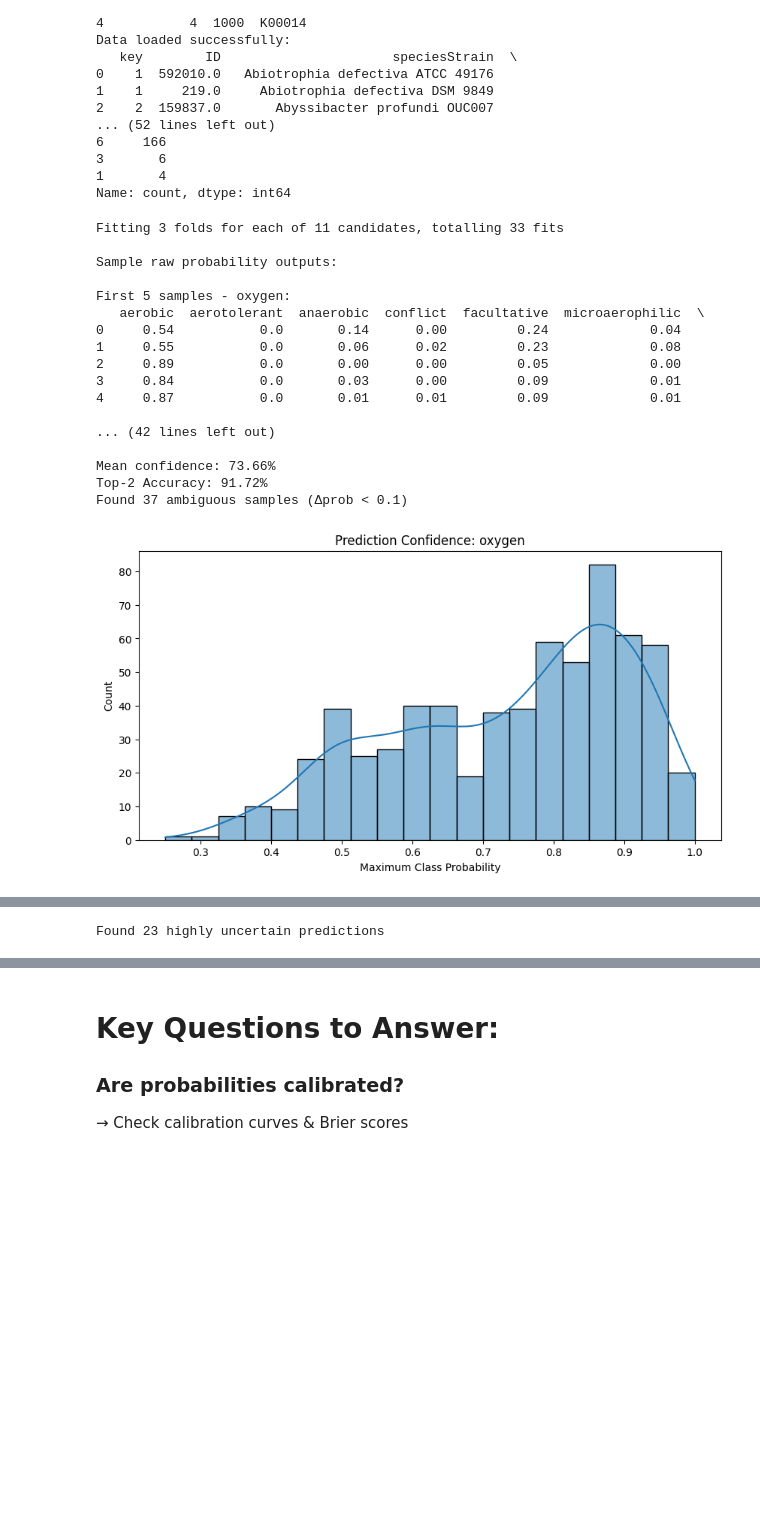
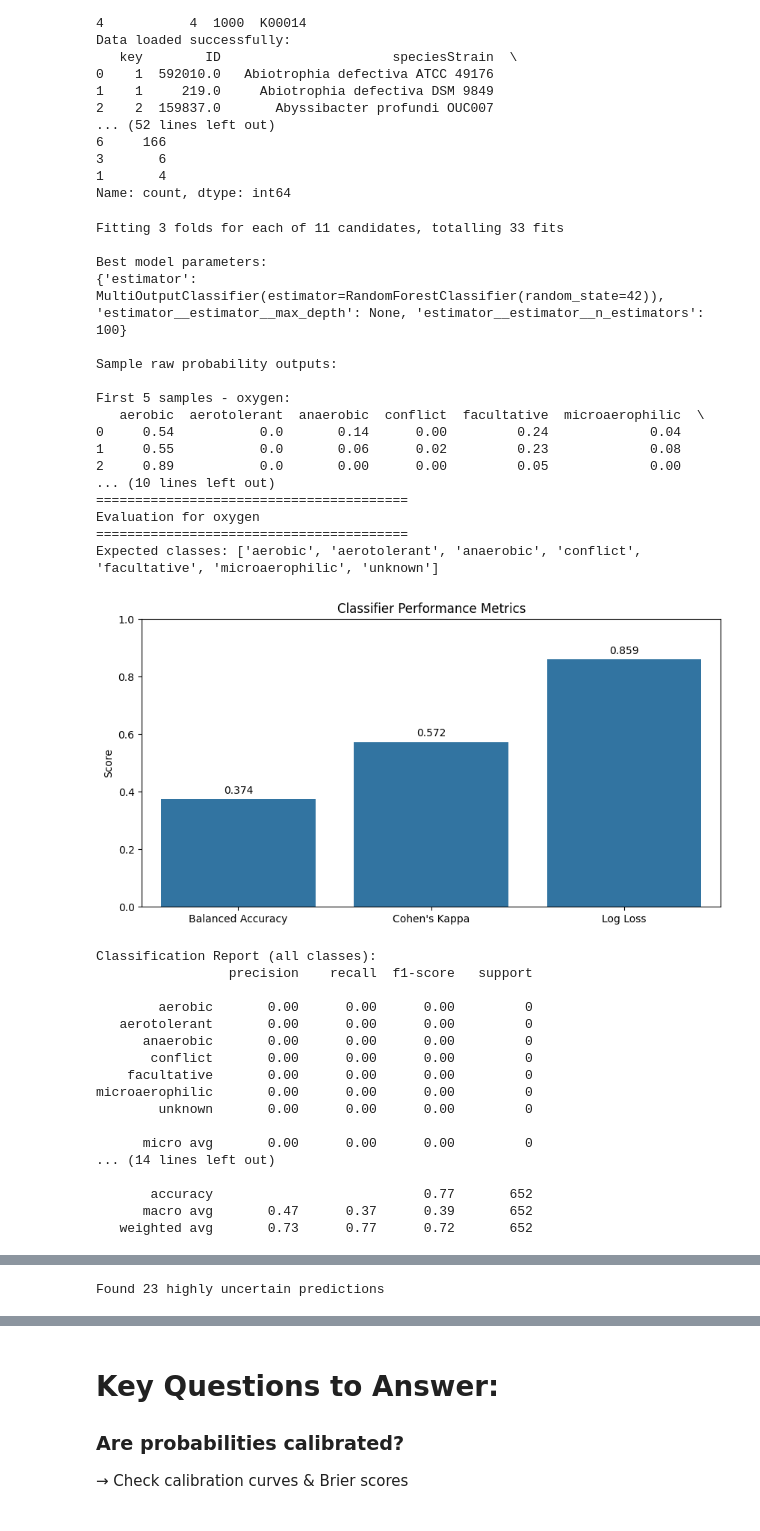
Before and after one commit to Ellaermeg/Eliah-Masters, a Jupyter notebook: Pipelines/Multilabel_pipline.ipynb, the cells around one changed output, grey strips where cells are left out. Saved outputs shown, nothing was run; the diff lists cells and outputs as text; code cells hidden in the pictures; blank space fills up the shorter version.

```diff
--- a/Pipelines/Multilabel_pipline.ipynb
+++ b/Pipelines/Multilabel_pipline.ipynb
@@ -296,11 +297,29 @@ def plot_confidence_distribution(y_proba, title):
     sns.histplot(max_probs, bins=20, kde=True)
     plt.title(f'Prediction Confidence: {title}')
     plt.xlabel('Maximum Class Probability')
+    plt.show()
 
 def find_ambiguous_samples(y_proba, threshold=0.1):
     """Identify samples where top-2 classes are close"""
     sorted_probs = np.sort(y_proba, axis=1)
     return np.where(sorted_probs[:, -1] - sorted_probs[:, -2] < threshold)[0]
+
+def plot_metric_comparison(y_true, y_pred, y_proba, classes):
+    """Comparative bar plot of key metrics"""
+    metrics = {
+        'Balanced Accuracy': balanced_accuracy_score(y_true, y_pred),
+        "Cohen's Kappa": cohen_kappa_score(y_true, y_pred),
+        'Log Loss': log_loss(LabelEncoder().fit_transform(y_true), y_proba)
+    }
+
+    plt.figure(figsize=(10, 5))
+    sns.barplot(x=list(metrics.keys()), y=list(metrics.values()))
+    plt.title('Classifier Performance Metrics')
+    plt.ylim(0, 1)
+    plt.ylabel('Score')
+    for i, v in enumerate(metrics.values()):
+        plt.text(i, v + 0.02, f"{v:.3f}", ha='center')
+    plt.show()
 
 # =============================================
 #  Model training and evaluation
@@ -322,6 +341,9 @@ def train_and_evaluate_multitrait(X_aligned, Y_aligned, target_traits, label_enc
 
     # After model training:
     best_model = grid_search.best_estimator_
+
+    print("\nBest model parameters:")
+    print(grid_search.best_params_)
 
     # Get predictions and probabilities
     Y_pred_test = best_model.predict(X_test)
@@ -351,6 +373,9 @@ def train_and_evaluate_multitrait(X_aligned, Y_aligned, target_traits, label_enc
 
         # Validate probabilities first
         validate_probabilities(y_proba, Y_pred_test[:, idx])
+
+        # Core metrics comparison
+        plot_metric_comparison(y_true, y_pred, y_proba, classes)
 
         # 1. Classification Report (forced to include all classes)
         print("\nClassification Report (all classes):")
@@ -399,44 +424,70 @@ def train_and_evaluate_multitrait(X_aligned, Y_aligned, target_traits, label_enc
 
         # 11. Brier Scores
         brier_scores = calculate_brier_scores(y_true_encoded, y_proba, classes)
         print("Brier Scores (Lower = Better):")
         print(brier_scores)
 
         # 12. Entropy Analysis
         uncertain_samples = analyze_prediction_entropy(y_proba, classes)
         print(f"Found {len(uncertain_samples)} highly uncertain predictions")
 
-        # 13. Feature Importance (for RandomForest only)
-        if 'randomforest' in str(best_model.named_steps['estimator'].estimator).lower():
-            importances = best_model.named_steps['estimator'].estimator.feature_importances_
-            plot_feature_importance(importances, feature_names, title=trait)
+        # 13. Feature Importance (for supported estimators)
+        try:
+            # Get the fitted estimator from the multi-output wrapper
+            fitted_estimator = best_model.named_steps['estimator'].estimators_[idx]
 
-    return best_model
+            if hasattr(fitted_estimator, 'feature_importances_'):
+                importances = fitted_estimator.feature_importances_
+                plot_feature_importance(importances, feature_names, title=trait)
+            else:
+                print(f"\nFeature importance not available for {type(fitted_estimator).__name__}")
+        except (AttributeError, NotFittedError) as e:
+            print(f"\nCould not compute feature importance for {trait}: {str(e)}")
+        except Exception as e:
+            print(f"\nUnexpected error computing feature importance: {str(e)}")
+            return best_model
 
 # Run the enhanced pipeline (single trait focus)
 best_model = train_and_evaluate_multitrait(
     X_aligned,
     Y_aligned,
     target_traits,
     label_encoders,
     feature_names=selector.get_feature_names_out()  # From variance threshold
 )
 # %% [output]
 Fitting 3 folds for each of 11 candidates, totalling 33 fits
+
+Best model parameters:
+{'estimator': MultiOutputClassifier(estimator=RandomForestClassifier(random_state=42)), 'estimator__estimator__max_depth': None, 'estimator__estimator__n_estimators': 100}
 
 Sample raw probability outputs:
 
 First 5 samples - oxygen:
    aerobic  aerotolerant  anaerobic  conflict  facultative  microaerophilic  \
 0     0.54           0.0       0.14      0.00         0.24             0.04
 1     0.55           0.0       0.06      0.02         0.23             0.08
 2     0.89           0.0       0.00      0.00         0.05             0.00
-3     0.84           0.0       0.03      0.00         0.09             0.01
-4     0.87           0.0       0.01      0.01         0.09             0.01
-
-... (42 lines left out)
-
-Mean confidence: 73.66%
-Top-2 Accuracy: 91.72%
-Found 37 ambiguous samples (Δprob < 0.1)
+... (10 lines left out)
+========================================
+Evaluation for oxygen
+========================================
+Expected classes: ['aerobic', 'aerotolerant', 'anaerobic', 'conflict', 'facultative', 'microaerophilic', 'unknown']
-[figure, old version]
+[figure, new version]
+Classification Report (all classes):
+                 precision    recall  f1-score   support
+
+        aerobic       0.00      0.00      0.00         0
+   aerotolerant       0.00      0.00      0.00         0
+      anaerobic       0.00      0.00      0.00         0
+       conflict       0.00      0.00      0.00         0
+    facultative       0.00      0.00      0.00         0
+microaerophilic       0.00      0.00      0.00         0
+        unknown       0.00      0.00      0.00         0
+
+      micro avg       0.00      0.00      0.00         0
+... (14 lines left out)
+
+       accuracy                           0.77       652
+      macro avg       0.47      0.37      0.39       652
+   weighted avg       0.73      0.77      0.72       652
@@ -458 +502,0 @@ unknown             0.046419
-Found 23 highly uncertain predictions
@@ -459,0 +513 @@ NotFittedError: This RandomForestClassifier instance is not fitted yet. Call 'fi
+Found 23 highly uncertain predictions
```
Also changed, not shown: parts of 3 cells of this notebook.
